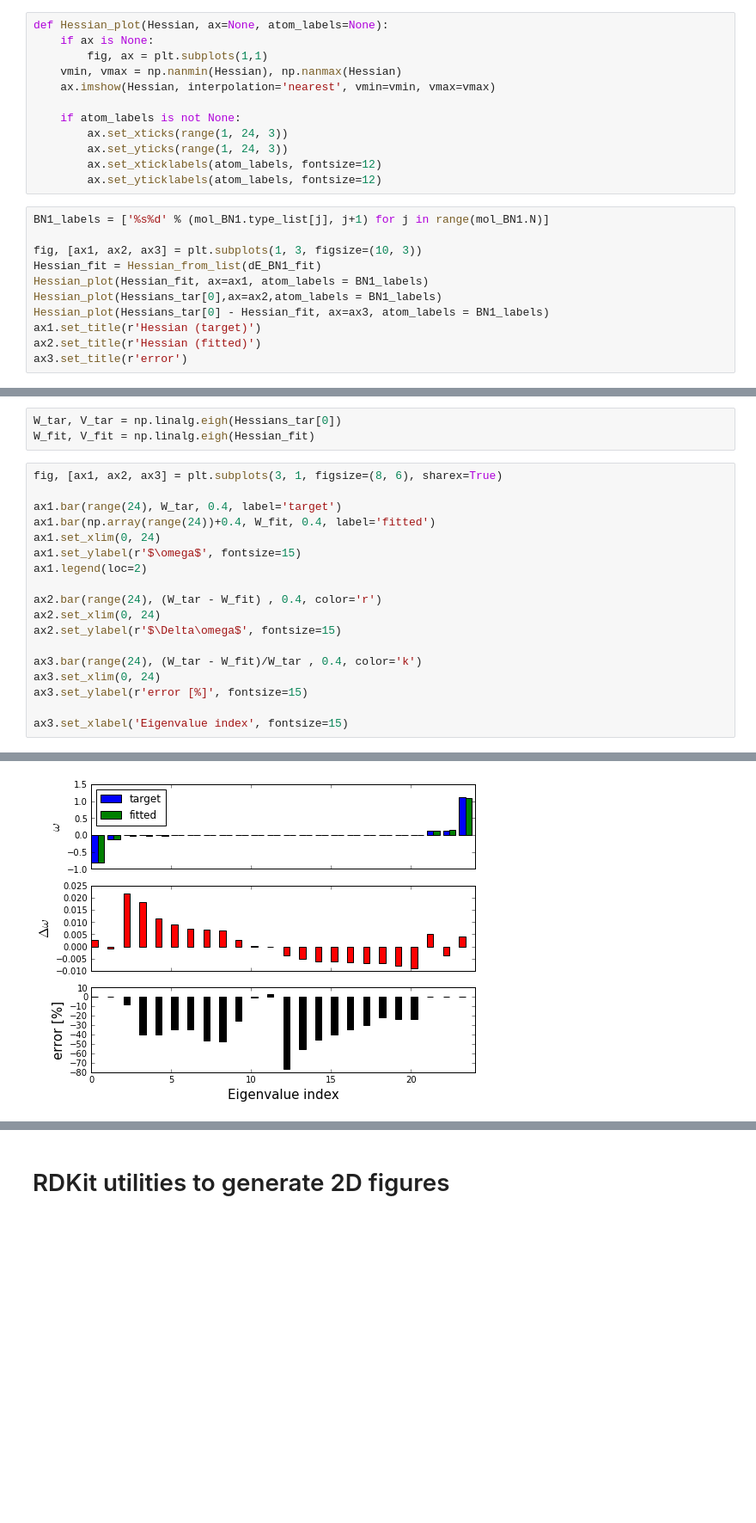
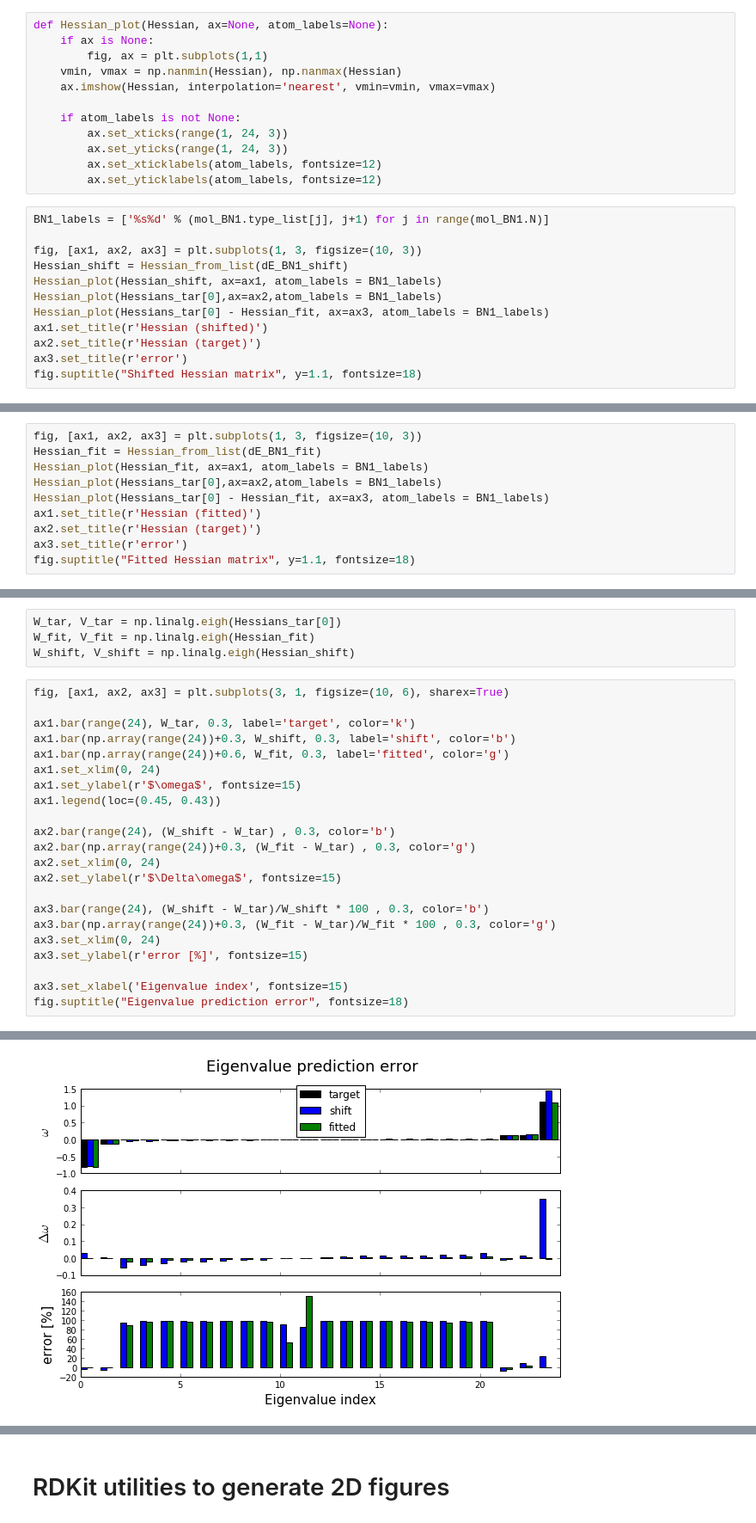
Before and after one commit to SamKChang/phononic_Tc_20170712, a Jupyter notebook: 01_finiteDifferenceTest/structure_test.ipynb, the cells around one changed output, grey strips where cells are left out. Shown at 86% size. Cells and saved outputs as stored; diff of their text form; blank space fills up the shorter version.

```diff
--- a/01_finiteDifferenceTest/structure_test.ipynb
+++ b/01_finiteDifferenceTest/structure_test.ipynb
@@ -574,12 +601,13 @@ def Hessian_plot(Hessian, ax=None, atom_labels=None):
 BN1_labels = ['%s%d' % (mol_BN1.type_list[j], j+1) for j in range(mol_BN1.N)]
 
 fig, [ax1, ax2, ax3] = plt.subplots(1, 3, figsize=(10, 3))
-Hessian_fit = Hessian_from_list(dE_BN1_fit)
-Hessian_plot(Hessian_fit, ax=ax1, atom_labels = BN1_labels)
+Hessian_shift = Hessian_from_list(dE_BN1_shift)
+Hessian_plot(Hessian_shift, ax=ax1, atom_labels = BN1_labels)
 Hessian_plot(Hessians_tar[0],ax=ax2,atom_labels = BN1_labels)
 Hessian_plot(Hessians_tar[0] - Hessian_fit, ax=ax3, atom_labels = BN1_labels)
-ax1.set_title(r'Hessian (target)')
-ax2.set_title(r'Hessian (fitted)')
+ax1.set_title(r'Hessian (shifted)')
+ax2.set_title(r'Hessian (target)')
 ax3.set_title(r'error')
+fig.suptitle("Shifted Hessian matrix", y=1.1, fontsize=18)
 # %% [output]
 <matplotlib.text.Text at 0x...>
@@ -596,0 +615,10 @@ plt.plot(x, y)
+# %%
+fig, [ax1, ax2, ax3] = plt.subplots(1, 3, figsize=(10, 3))
+Hessian_fit = Hessian_from_list(dE_BN1_fit)
+Hessian_plot(Hessian_fit, ax=ax1, atom_labels = BN1_labels)
+Hessian_plot(Hessians_tar[0],ax=ax2,atom_labels = BN1_labels)
+Hessian_plot(Hessians_tar[0] - Hessian_fit, ax=ax3, atom_labels = BN1_labels)
+ax1.set_title(r'Hessian (fitted)')
+ax2.set_title(r'Hessian (target)')
+ax3.set_title(r'error')
+fig.suptitle("Fitted Hessian matrix", y=1.1, fontsize=18)
@@ -597,24 +628,29 @@ plt.plot(x, y)
 # %%
 W_tar, V_tar = np.linalg.eigh(Hessians_tar[0])
 W_fit, V_fit = np.linalg.eigh(Hessian_fit)
+W_shift, V_shift = np.linalg.eigh(Hessian_shift)
 # %%
-fig, [ax1, ax2, ax3] = plt.subplots(3, 1, figsize=(8, 6), sharex=True)
+fig, [ax1, ax2, ax3] = plt.subplots(3, 1, figsize=(10, 6), sharex=True)
 
-ax1.bar(range(24), W_tar, 0.4, label='target')
-ax1.bar(np.array(range(24))+0.4, W_fit, 0.4, label='fitted')
+ax1.bar(range(24), W_tar, 0.3, label='target', color='k')
+ax1.bar(np.array(range(24))+0.3, W_shift, 0.3, label='shift', color='b')
+ax1.bar(np.array(range(24))+0.6, W_fit, 0.3, label='fitted', color='g')
 ax1.set_xlim(0, 24)
 ax1.set_ylabel(r'$\omega$', fontsize=15)
-ax1.legend(loc=2)
+ax1.legend(loc=(0.45, 0.43))
 
-ax2.bar(range(24), (W_tar - W_fit) , 0.4, color='r')
+ax2.bar(range(24), (W_shift - W_tar) , 0.3, color='b')
+ax2.bar(np.array(range(24))+0.3, (W_fit - W_tar) , 0.3, color='g')
 ax2.set_xlim(0, 24)
 ax2.set_ylabel(r'$\Delta\omega$', fontsize=15)
 
-ax3.bar(range(24), (W_tar - W_fit)/W_tar , 0.4, color='k')
+ax3.bar(range(24), (W_shift - W_tar)/W_shift * 100 , 0.3, color='b')
+ax3.bar(np.array(range(24))+0.3, (W_fit - W_tar)/W_fit * 100 , 0.3, color='g')
 ax3.set_xlim(0, 24)
 ax3.set_ylabel(r'error [%]', fontsize=15)
 
 ax3.set_xlabel('Eigenvalue index', fontsize=15)
+fig.suptitle("Eigenvalue prediction error", fontsize=18)
 # %% [output]
 <matplotlib.text.Text at 0x...>
-[figure, old version]
+[figure, new version]
```
Also changed, not shown: parts of 7 cells of this notebook.
